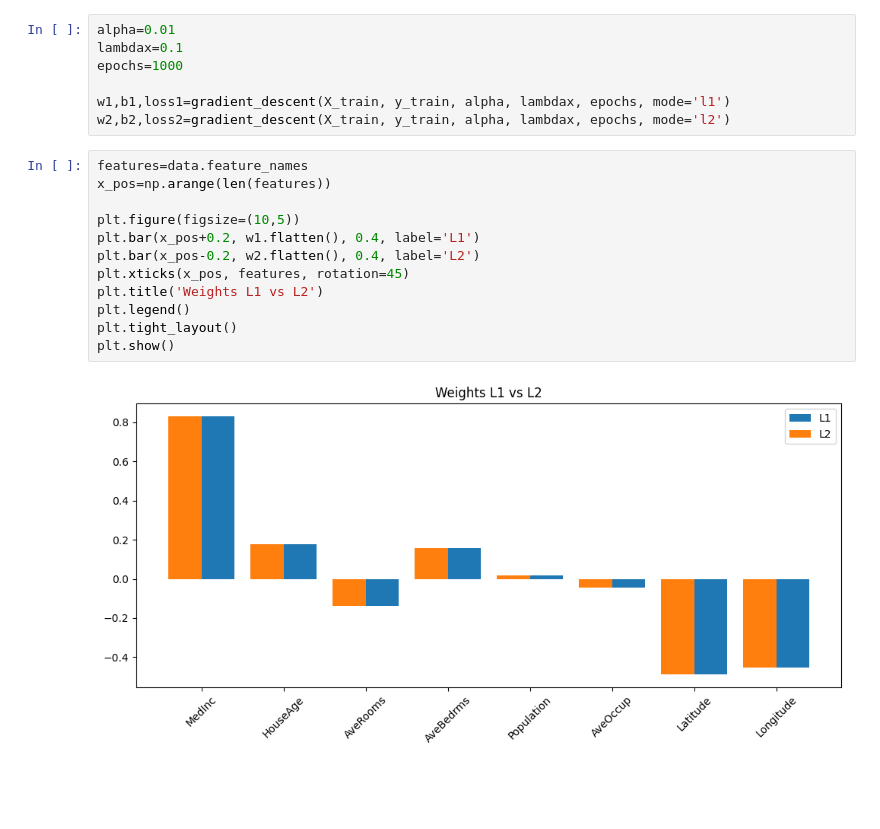
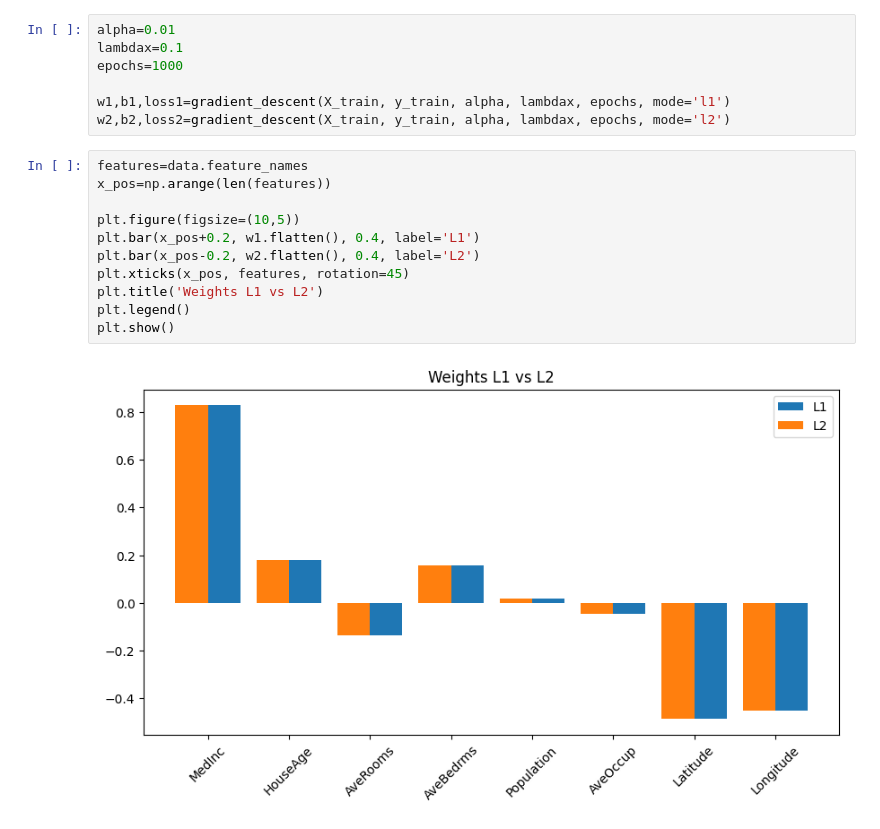
Before and after one commit to saaadil/Spider_ML_Task_0, a Jupyter notebook: Linear_Regression.ipynb, the cells around one changed output. Saved outputs shown, nothing was run; the diff lists cells and outputs as text; blank space fills up the shorter version.

```diff
--- a/Linear_Regression.ipynb
+++ b/Linear_Regression.ipynb
@@ -104,14 +104,13 @@ w2,b2,loss2=gradient_descent(X_train, y_train, alpha, lambdax, epochs, mode='l2'
 # %%
 features=data.feature_names
 x_pos=np.arange(len(features))
 
 plt.figure(figsize=(10,5))
 plt.bar(x_pos+0.2, w1.flatten(), 0.4, label='L1')
 plt.bar(x_pos-0.2, w2.flatten(), 0.4, label='L2')
 plt.xticks(x_pos, features, rotation=45)
 plt.title('Weights L1 vs L2')
 plt.legend()
-plt.tight_layout()
 plt.show()
 # %% [output]
-[figure, old version]
+[figure, new version]
```
Also changed, not shown: parts of 1 cell of this notebook.
